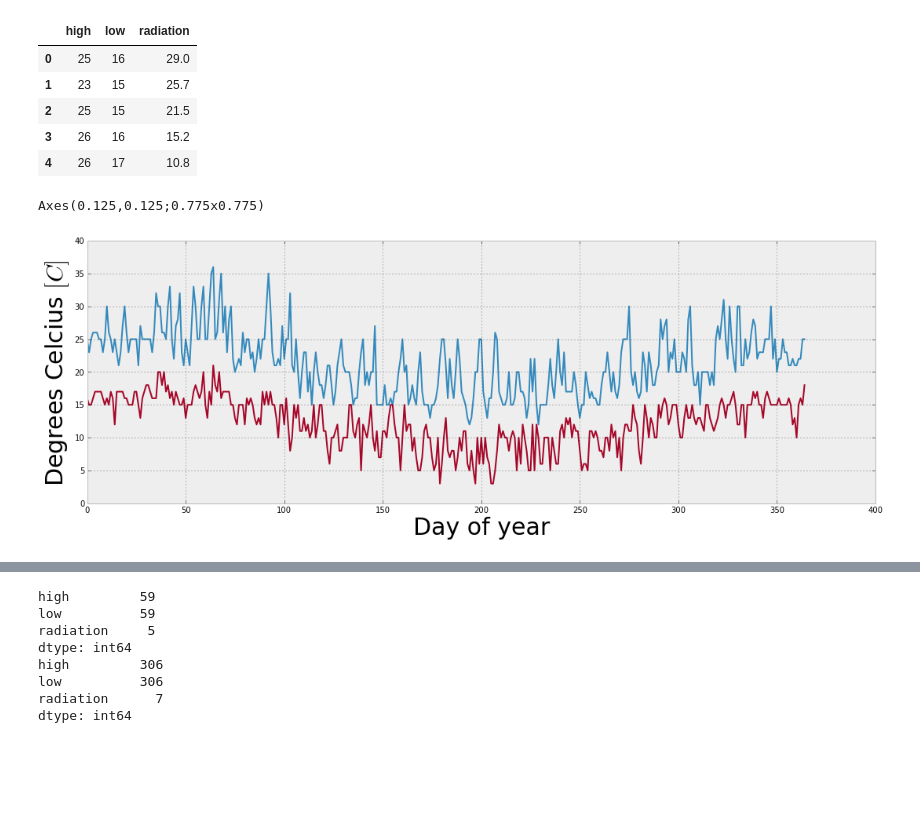
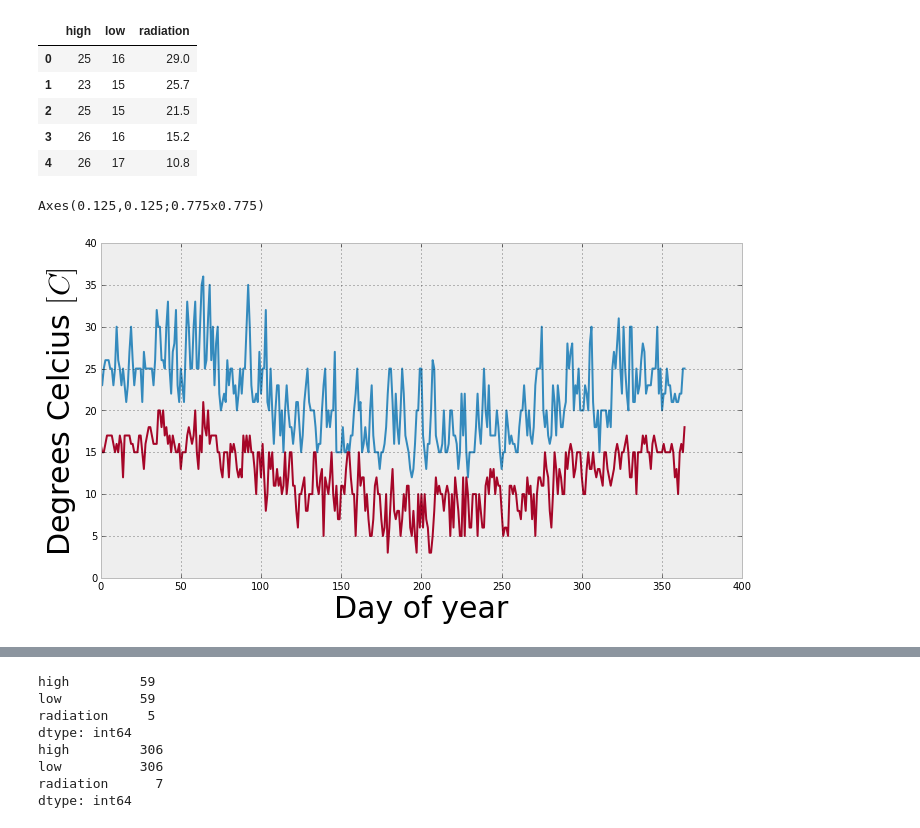
Before and after one commit to Tooblippe/IPython-Jupyter-Talk-to-Pyconza-2013, a Jupyter notebook: src/pycon13_ipython.ipynb, the cells around one changed output, grey strips where cells are left out. Drawn from its saved outputs; the diff is of its cells as text; code cells hidden in the pictures; blank space fills up the shorter version.

```diff
--- a/src/pycon13_ipython.ipynb
+++ b/src/pycon13_ipython.ipynb
@@ -463,14 +461,14 @@ Cape_Weather.head()
 | 3 | 26 | 16 | 15.2 |
 | 4 | 26 | 17 | 10.8 |
 # %%
-figsize(18, 6)
+figsize(11.5, 6)
 xlabel('Day of year',fontsize = 30)
 ylabel(r'Degrees Celcius $[C]$ ',fontsize = 30)
 Cape_Weather.high.plot()
 Cape_Weather.low.plot()
 # %% [output]
 Axes(0.125,0.125;0.775x0.775)
-[figure, old version]
+[figure, new version]
 # %%
 xlabel('Month Number', fontsize = 30)
 ylabel(r'$MJ / day / M^2$',fontsize = 30)
```
Also changed, not shown: parts of 21 cells of this notebook, 5 other files.
